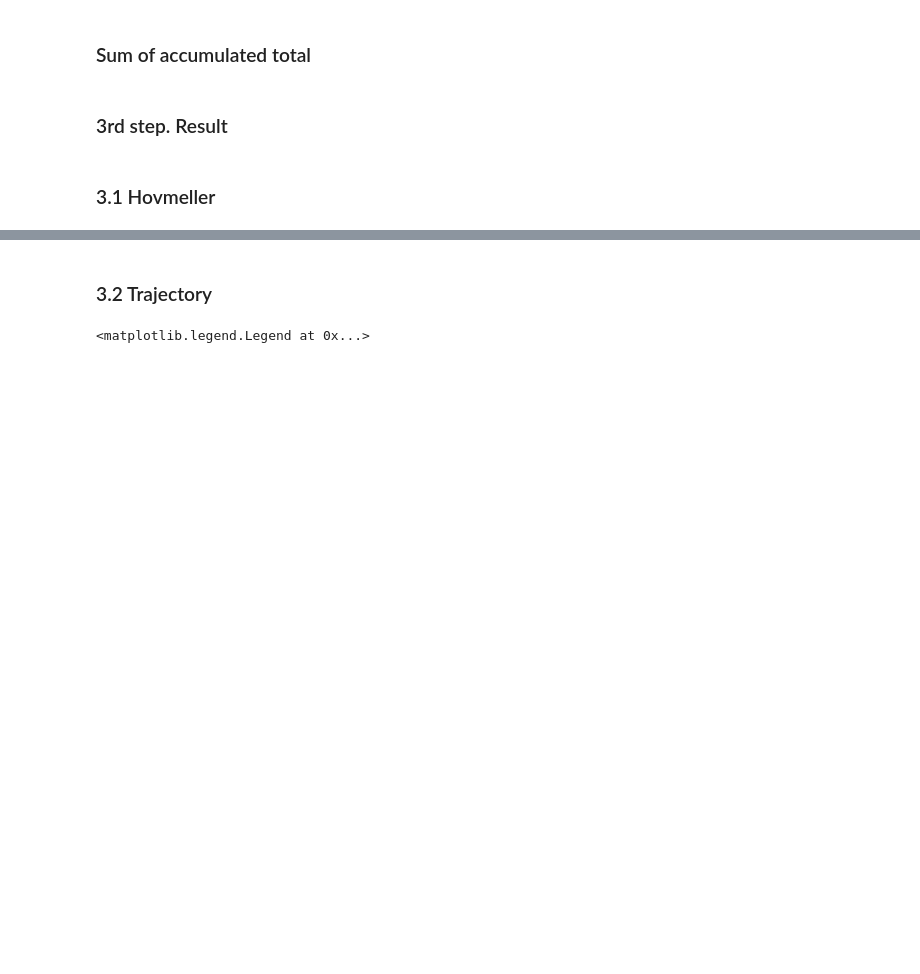
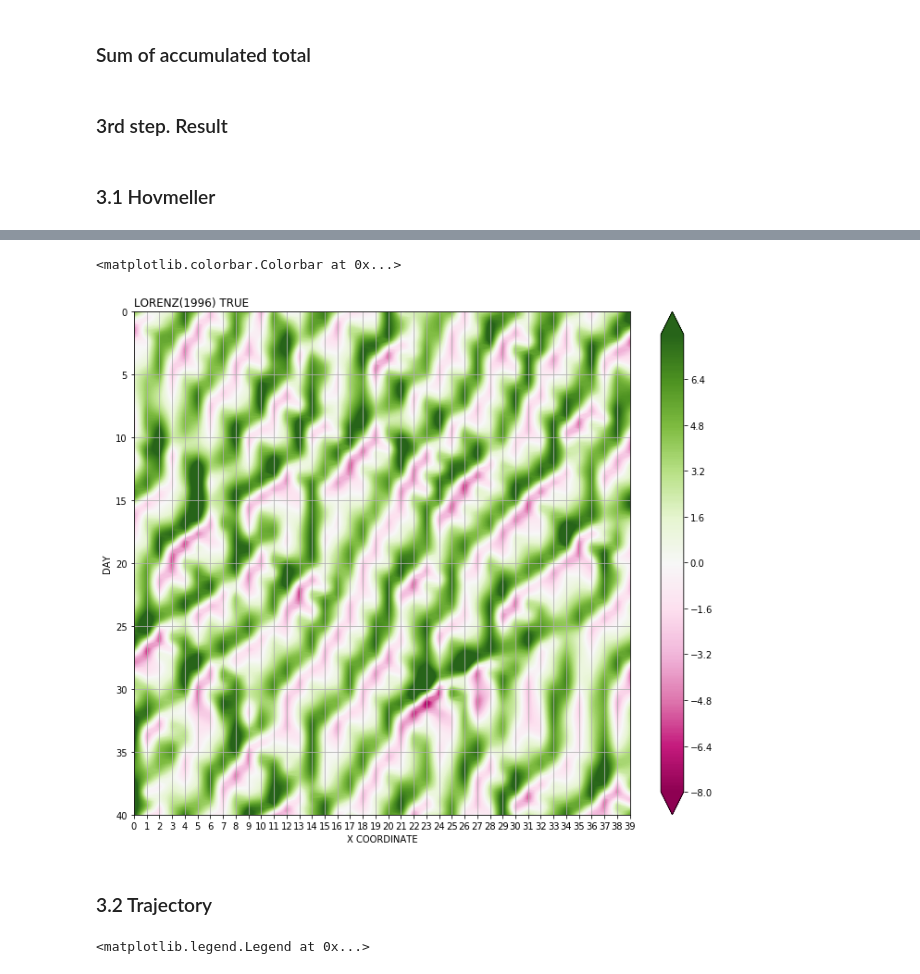
Before and after one commit to Toyo-Daichi/DA_basic, a Jupyter notebook: exp_view.ipynb, the cells around one changed output, grey strips where cells are left out. Cells and saved outputs as stored; diff of their text form; code cells hidden in the pictures; blank space fills up the shorter version.

```diff
--- a/exp_view.ipynb
+++ b/exp_view.ipynb
@@ -351,3 +350,18 @@ Text(0.0, 1.0, 'LORENZ(1996) TRUE - DATA ASSIM')
+# %%
+fig, ax = plt.subplots(1,1, figsize=(12,10))
+# ax[0,0] = TRUE HOVMELLOR
+true_hov= ax
+_cbar = true_hov.contourf(x_coord, day_coord, true_score, levels, cmap=cmap, extend='both')
+true_hov.set_xlabel('X COORDINATE')
+true_hov.set_ylabel('DAY')
+true_hov.set_ylim(stepday,0)
+true_hov.set_title('LORENZ(1996) TRUE', loc='left')
+true_hov.set_xticks(np.arange(0, nx, 1))
+true_hov.grid()
+fig.colorbar(_cbar)
+# %% [output]
+<matplotlib.colorbar.Colorbar at 0x...>
+[figure, added]
 # %% [markdown]
 ### 3.2 Trajectory
 # %%
```
Also changed, not shown: parts of 19 cells of this notebook, 4 other files.
